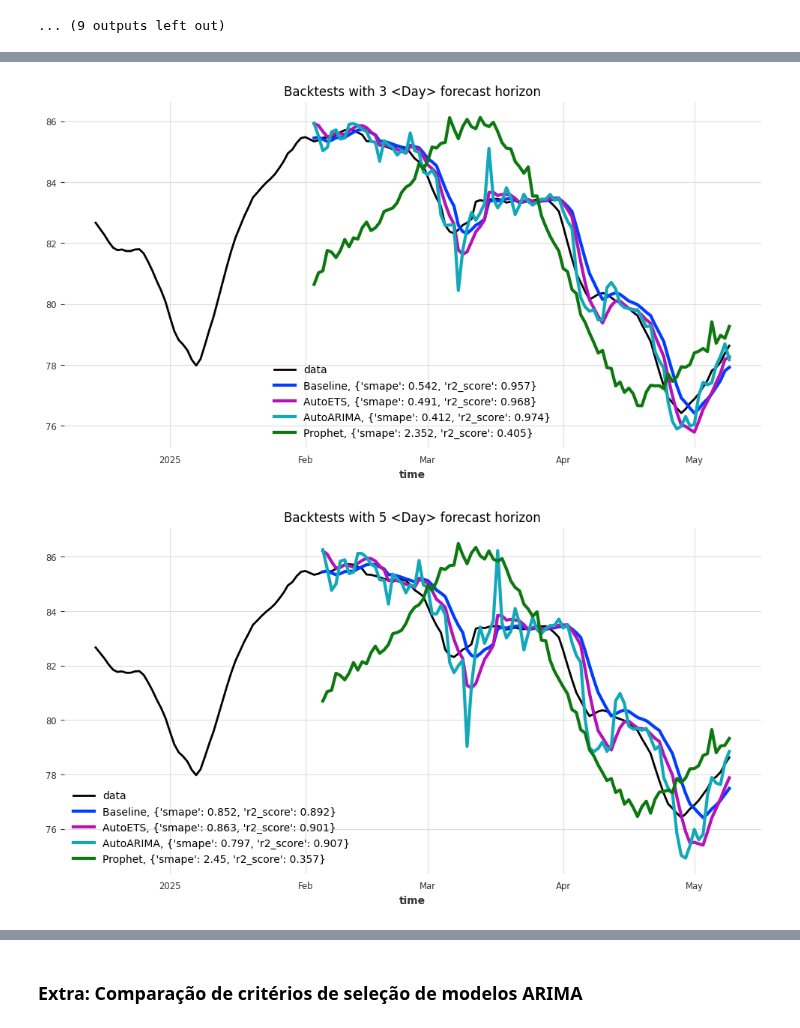
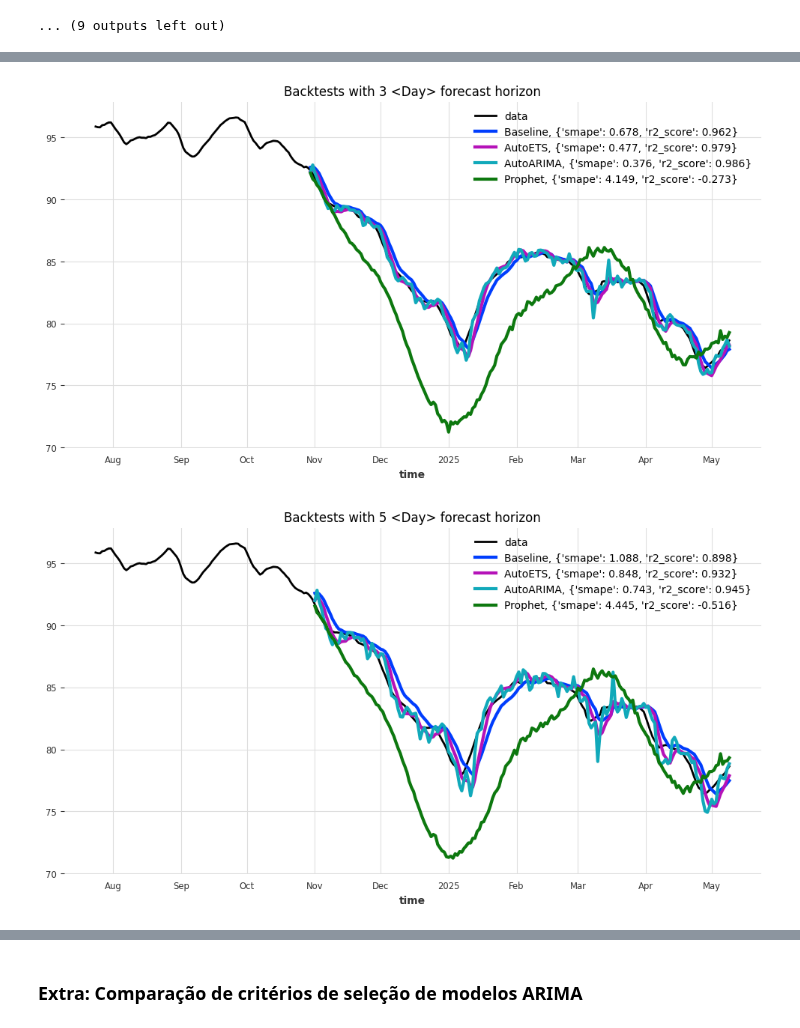
Before and after one commit to GothamAnalytics-7/ASTP, a Jupyter notebook: notebooks/ASTP_Obj2Notebook2_ClassicModels.ipynb, the cells around one changed output, grey strips where cells are left out. Drawn from its saved outputs; the diff is of its cells as text; code cells hidden in the pictures.

```diff
--- a/notebooks/ASTP_Obj2Notebook2_ClassicModels.ipynb
+++ b/notebooks/ASTP_Obj2Notebook2_ClassicModels.ipynb
@@ -149,8 +149,8 @@ plt.show()
 splitting: proporção da série usar para treino de modelos, o resto é usado para validação
 1 - visualizing: proporção da série que queremos visualizar
 # %%
-splitting = 0.95
-visualizing = 0.9
+splitting = 0.9
+visualizing = 0.7
 # %%
 train, val = series.split_before(splitting)
 # %% [markdown]
@@ -317,7 +330,12 @@ def plot_backtest_results(
 # %%
 horizons = [1, 2, 3, 5, 7, 15, 30]
 # %%
-results = backtest_models(series, horizons=horizons, metrics=metrics)
+results = backtest_models(
+    series,
+    horizons=horizons,
+    metrics=metrics,
+    points_to_test=len(val)
+)
 # %% [output]
 Backtesting 1 <Day> horizon
 Backtesting AutoETS
@@ -337,5 +355,5 @@ Backtesting AutoARIMA
 Backtesting Prophet
 ... (9 outputs left out)
 # %%
-plot_backtest_results(series, results)
+plot_backtest_results(series, results, points_to_test=len(val))
 # %% [output]
@@ -344,2 +362,2 @@ plot_backtest_results(series, results)
-[figure, old version]
+[figure, new version]
-[figure, old version]
+[figure, new version]
```
Also changed, not shown: parts of 12 cells of this notebook, 2 other files.
